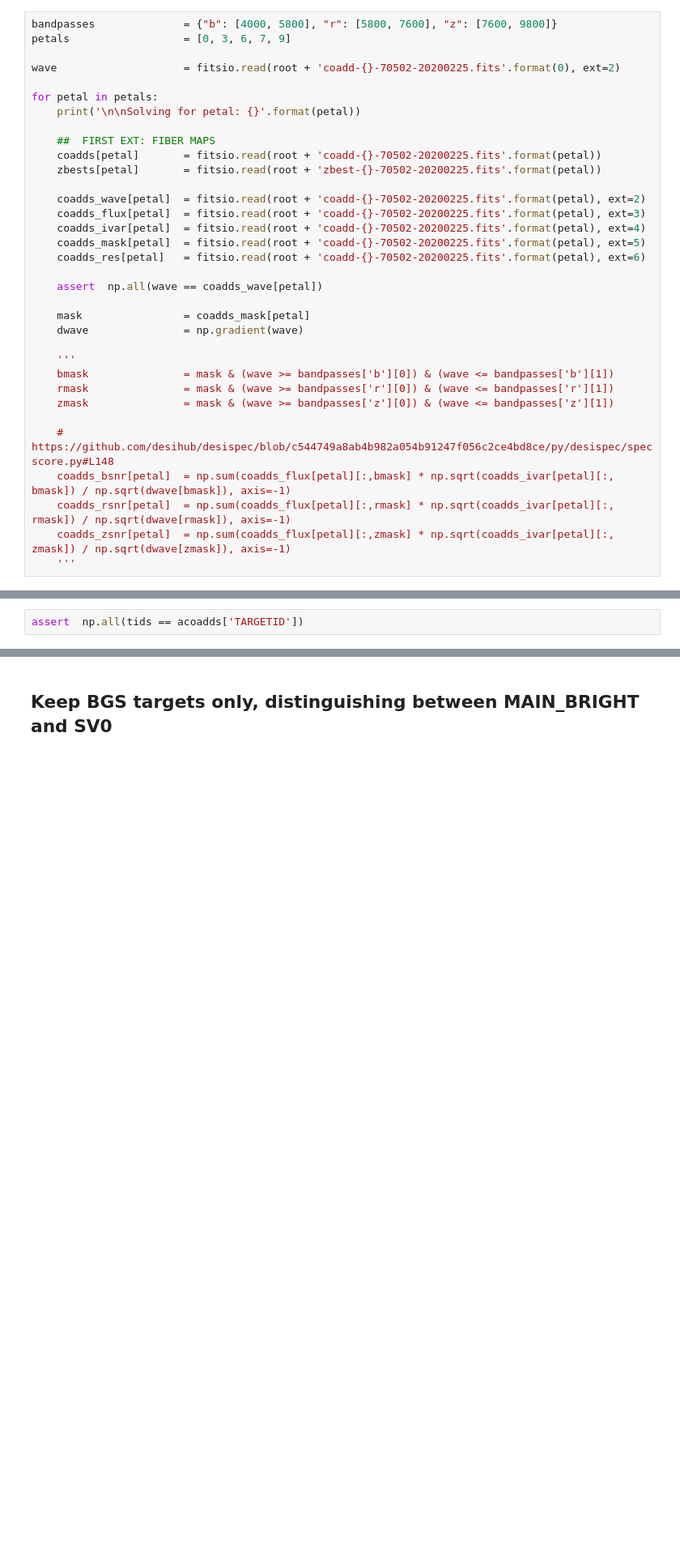
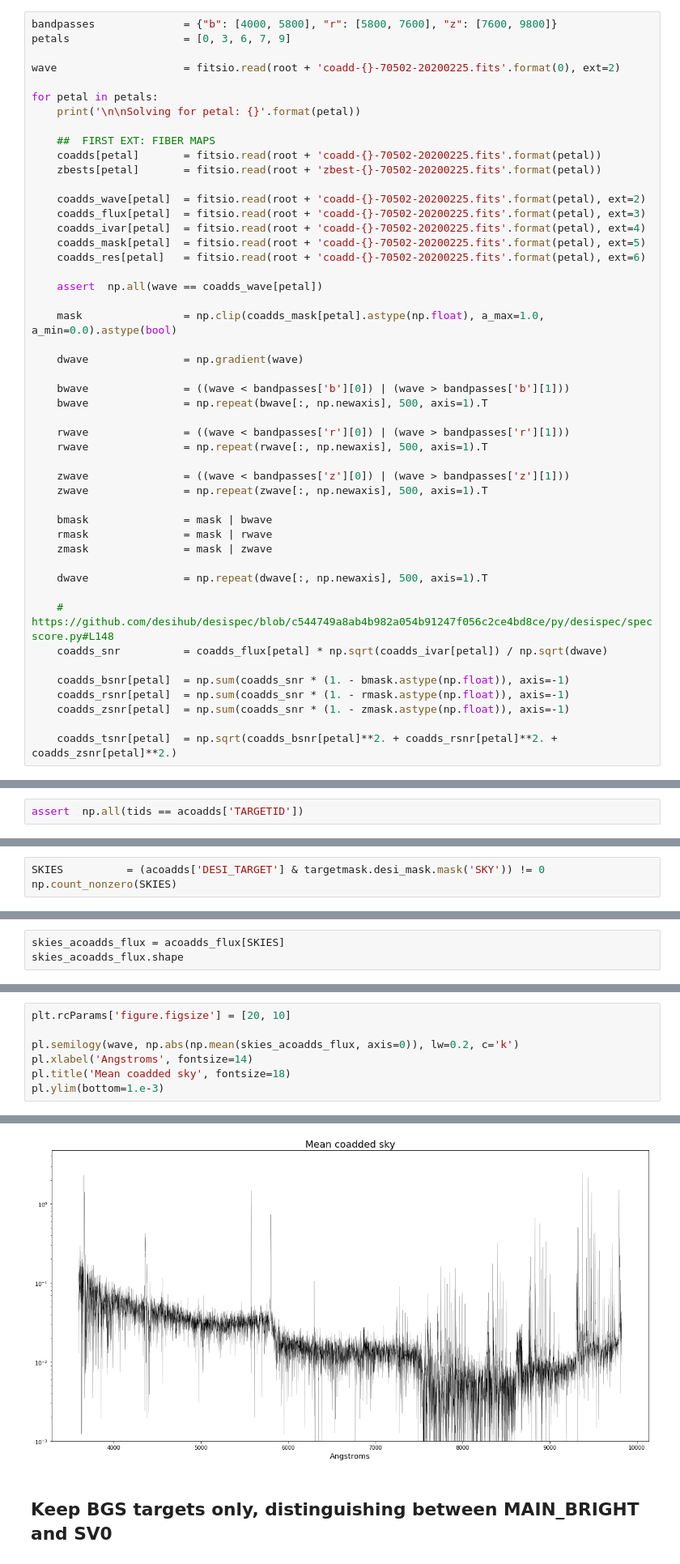
Before and after one commit to SgmAstro/MINISV, a Jupyter notebook: zs.ipynb, the cells around one changed output, grey strips where cells are left out. Shown at 81% size. Saved outputs shown, nothing was run; the diff lists cells and outputs as text; blank space fills up the shorter version.

```diff
--- a/zs.ipynb
+++ b/zs.ipynb
@@ -286,19 +299,33 @@ for petal in petals:
 
     assert  np.all(wave == coadds_wave[petal])
 
-    mask                = coadds_mask[petal]
+    mask                = np.clip(coadds_mask[petal].astype(np.float), a_max=1.0, a_min=0.0).astype(bool)
+
     dwave               = np.gradient(wave)
 
-    '''
-    bmask               = mask & (wave >= bandpasses['b'][0]) & (wave <= bandpasses['b'][1])
-    rmask               = mask & (wave >= bandpasses['r'][0]) & (wave <= bandpasses['r'][1])
-    zmask               = mask & (wave >= bandpasses['z'][0]) & (wave <= bandpasses['z'][1])
+    bwave               = ((wave < bandpasses['b'][0]) | (wave > bandpasses['b'][1]))
+    bwave               = np.repeat(bwave[:, np.newaxis], 500, axis=1).T
+
+    rwave               = ((wave < bandpasses['r'][0]) | (wave > bandpasses['r'][1]))
+    rwave               = np.repeat(rwave[:, np.newaxis], 500, axis=1).T
+
+    zwave               = ((wave < bandpasses['z'][0]) | (wave > bandpasses['z'][1]))
+    zwave               = np.repeat(zwave[:, np.newaxis], 500, axis=1).T
+
+    bmask               = mask | bwave
+    rmask               = mask | rwave
+    zmask               = mask | zwave
+
+    dwave               = np.repeat(dwave[:, np.newaxis], 500, axis=1).T
 
     # https://github.com/desihub/desispec/blob/c544749a8ab4b982a054b91247f056c2ce4bd8ce/py/desispec/specscore.py#L148
-    coadds_bsnr[petal]  = np.sum(coadds_flux[petal][:,bmask] * np.sqrt(coadds_ivar[petal][:, bmask]) / np.sqrt(dwave[bmask]), axis=-1)
-    coadds_rsnr[petal]  = np.sum(coadds_flux[petal][:,rmask] * np.sqrt(coadds_ivar[petal][:, rmask]) / np.sqrt(dwave[rmask]), axis=-1)
-    coadds_zsnr[petal]  = np.sum(coadds_flux[petal][:,zmask] * np.sqrt(coadds_ivar[petal][:, zmask]) / np.sqrt(dwave[zmask]), axis=-1)
-    '''
+    coadds_snr          = coadds_flux[petal] * np.sqrt(coadds_ivar[petal]) / np.sqrt(dwave)
+
+    coadds_bsnr[petal]  = np.sum(coadds_snr * (1. - bmask.astype(np.float)), axis=-1)
+    coadds_rsnr[petal]  = np.sum(coadds_snr * (1. - rmask.astype(np.float)), axis=-1)
+    coadds_zsnr[petal]  = np.sum(coadds_snr * (1. - zmask.astype(np.float)), axis=-1)
+
+    coadds_tsnr[petal]  = np.sqrt(coadds_bsnr[petal]**2. + coadds_rsnr[petal]**2. + coadds_zsnr[petal]**2.)
 # %% [output]
 Solving for petal: 0
 
@@ -367,0 +399,3 @@ assert  np.all(tids == acoadds['TARGETID'])
+# %%
+SKIES          = (acoadds['DESI_TARGET'] & targetmask.desi_mask.mask('SKY')) != 0
+np.count_nonzero(SKIES)
@@ -367,0 +404,3 @@ assert  np.all(tids == acoadds['TARGETID'])
+# %%
+skies_acoadds_flux = acoadds_flux[SKIES]
+skies_acoadds_flux.shape
@@ -367,0 +409,8 @@ assert  np.all(tids == acoadds['TARGETID'])
+# %%
+plt.rcParams['figure.figsize'] = [20, 10]
+
+pl.semilogy(wave, np.abs(np.mean(skies_acoadds_flux, axis=0)), lw=0.2, c='k')
+pl.xlabel('Angstroms', fontsize=14)
+pl.title('Mean coadded sky', fontsize=18)
+pl.ylim(bottom=1.e-3)
+# %% [output]
@@ -368,3 +418,4 @@ assert  np.all(tids == acoadds['TARGETID'])
+[figure, added]
 # %% [markdown]
 ##  Keep BGS targets only, distinguishing between MAIN_BRIGHT and SV0
 # %%
```
Also changed, not shown: parts of 37 cells of this notebook, 2 other files.
